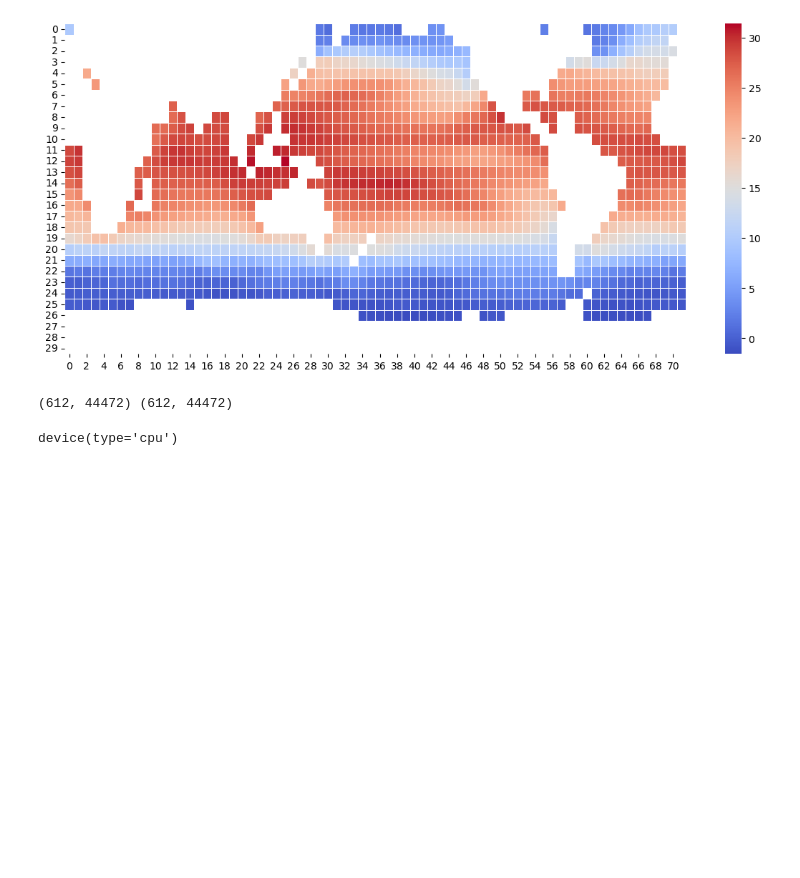
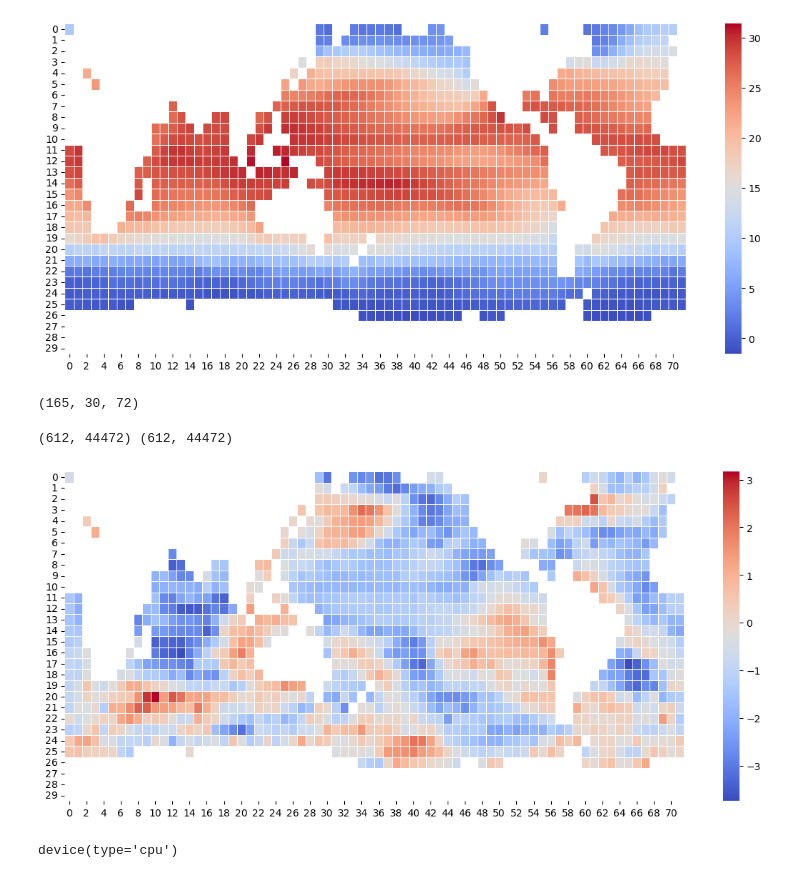
Before and after one commit to Victor2175/gm4cs-m, a Jupyter notebook: vae.ipynb, the cells around one changed output. Cells and saved outputs as stored; diff of their text form; code cells hidden in the pictures; blank space fills up the shorter version.

```diff
--- a/vae.ipynb
+++ b/vae.ipynb
@@ -41,11 +41,21 @@ inpute(cope_data, union_nan_mask)
 plot_heatmap(cope_data, 'ICON-ESM-LR', 'r1i1p1f1', 1980)
 # %% [output]
 [figure]
+# %%
+np.array(cope_data['ICON-ESM-LR']['r1i1p1f1']).shape
+# %% [output]
+(165, 30, 72)
 # %%
 X, Y = extract_per_timeserie(cope_data, union_nan_mask, r=[-10, 10])
 print(X.shape, Y.shape)
 # %% [output]
 (612, 44472) (612, 44472)
+# %%
+grid_timeserie = from_flat_to_grid_timeserie(X[0], union_nan_mask)
+grid_timeserie.shape
+plot_grid(grid_timeserie[1])
+# %% [output]
+[figure, added]
 # %%
 device = torch.device("cuda" if torch.cuda.is_available() else "cpu")
 device
```
Also changed, not shown: parts of 8 cells of this notebook, 1 other file.
